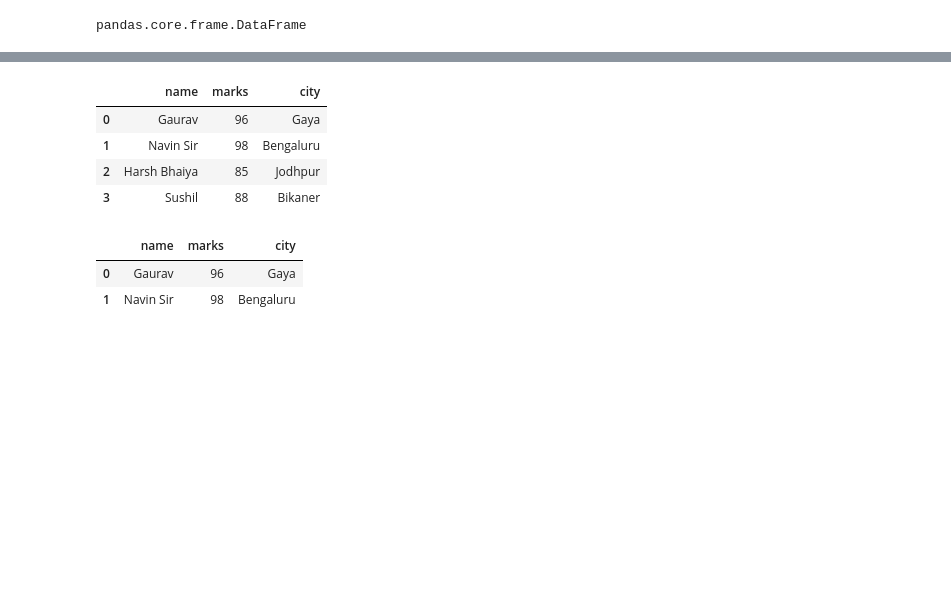
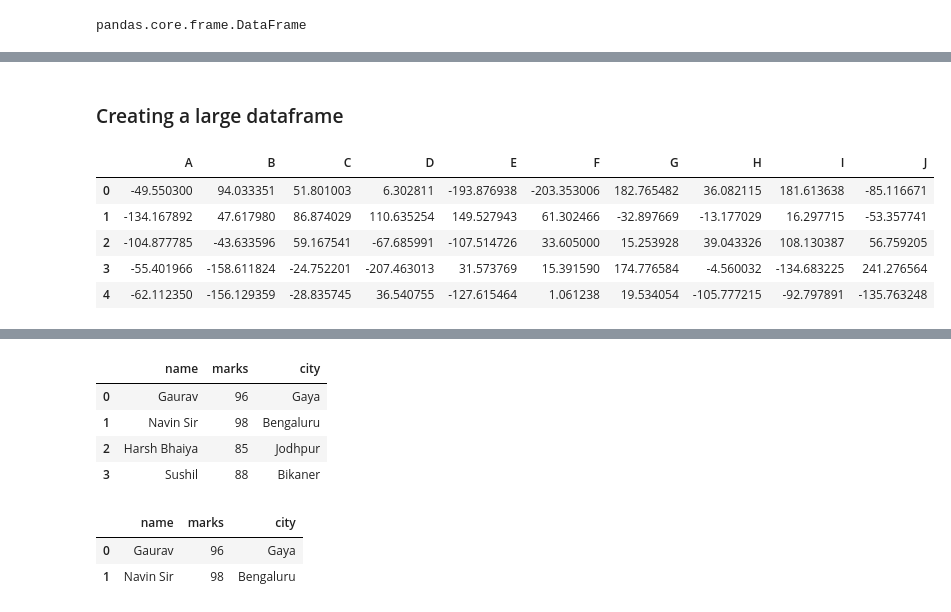
Before and after one commit to Gaurav560/HandsOnMachineLearning, a Jupyter notebook: com/telusko/Pandas/workbook.ipynb, the cells around one changed output, grey strips where cells are left out. Saved outputs shown, nothing was run; the diff lists cells and outputs as text; code cells hidden in the pictures; blank space fills up the shorter version.

```diff
--- a/com/telusko/Pandas/workbook.ipynb
+++ b/com/telusko/Pandas/workbook.ipynb
@@ -58,0 +67,16 @@ pd.__version__
+# %% [markdown]
+### Creating a large dataframe
+# %%
+import numpy as np
+df1=pd.DataFrame(np.random.randn(1110,10),columns=['A','B','C','D','E','F','G','H','I','J'],index=[np.arange(1110)])
+
+# Multiplying each value by 100
+df1 = df1 * 100
+df1.head()
+# %% [output]
+|  | A | B | C | D | E | F | G | H | I | J |
+| 0 | -49.550300 | 94.033351 | 51.801003 | 6.302811 | -193.876938 | -203.353006 | 182.765482 | 36.082115 | 181.613638 | -85.116671 |
+| 1 | -134.167892 | 47.617980 | 86.874029 | 110.635254 | 149.527943 | 61.302466 | -32.897669 | -13.177029 | 16.297715 | -53.357741 |
+| 2 | -104.877785 | -43.633596 | 59.167541 | -67.685991 | -107.514726 | 33.605000 | 15.253928 | 39.043326 | 108.130387 | 56.759205 |
+| 3 | -55.401966 | -158.611824 | -24.752201 | -207.463013 | 31.573769 | 15.391590 | 174.776584 | -4.560032 | -134.683225 | 241.276564 |
+| 4 | -62.112350 | -156.129359 | -28.835745 | 36.540755 | -127.615464 | 1.061238 | 19.534054 | -105.777215 | -92.797891 | -135.763248 |
```
Also changed, not shown: parts of 12 cells of this notebook.
